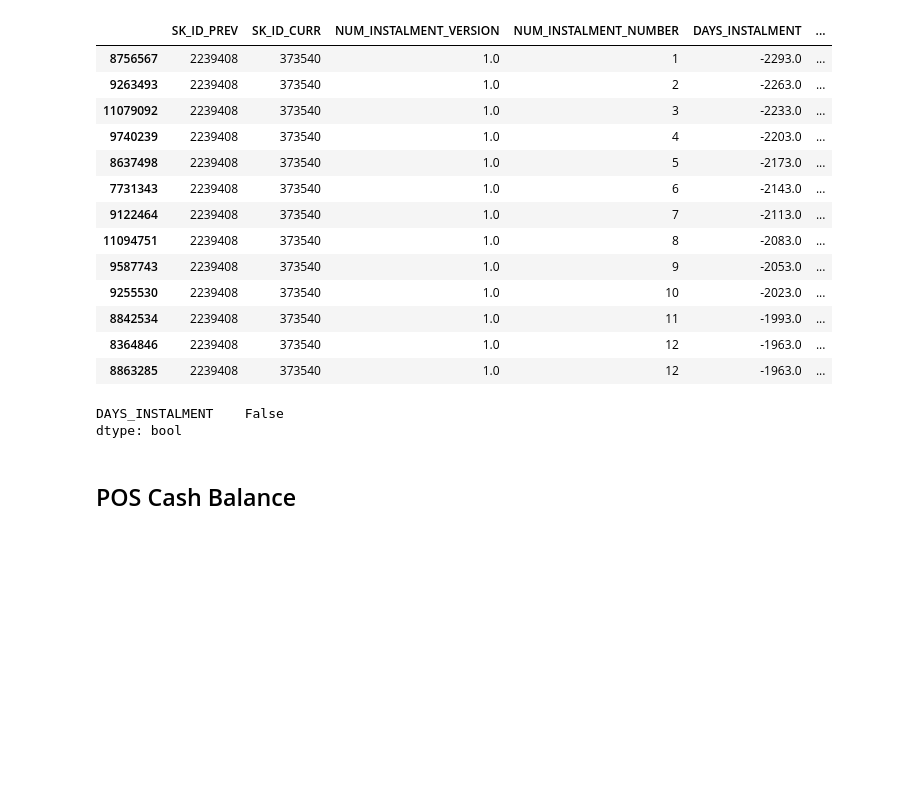
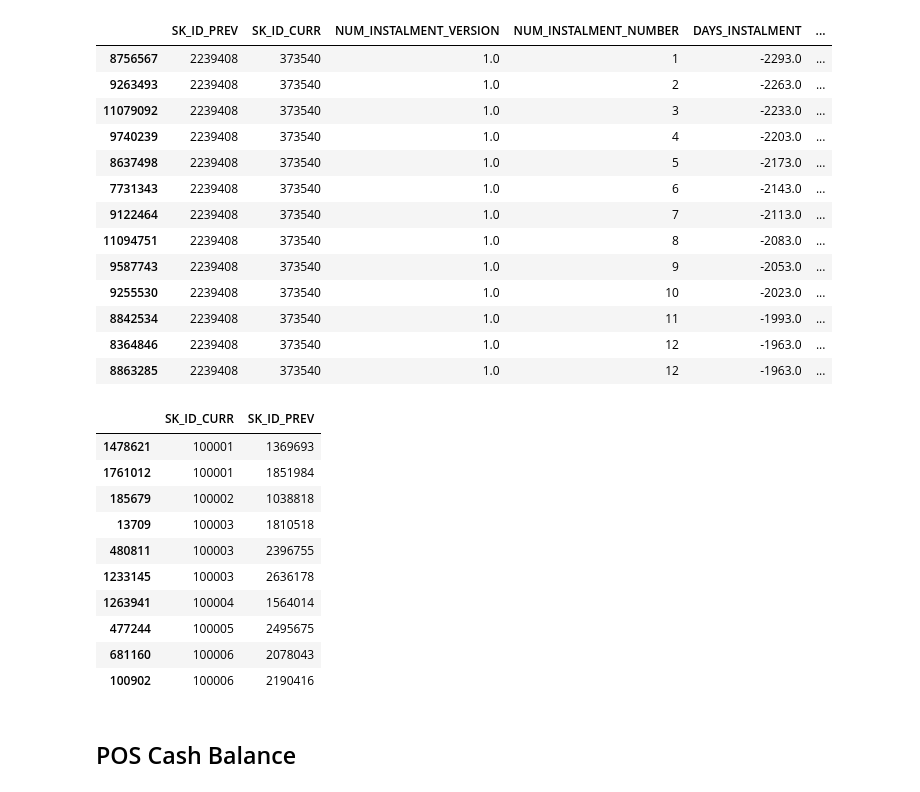
Before and after one commit to odog96/cml-rapids, a Jupyter notebook: First_Exploration.ipynb, the cells around one changed output. Cells and saved outputs as stored; diff of their text form; code cells hidden in the pictures; blank space fills up the shorter version.

```diff
--- a/First_Exploration.ipynb
+++ b/First_Exploration.ipynb
@@ -517,13 +506,24 @@ payments[payments['SK_ID_PREV']==2239408].sort_values('DAYS_INSTALMENT')
 # %%
 # lets grab last three loans for each person by instalment
 closest_pay = payments[['SK_ID_PREV', 'DAYS_INSTALMENT']].groupby('SK_ID_PREV').agg('max')
 closest_pay.isna().any() # we have no NAs
 
 # not sure why the join isn't working yet
-#payments[['SK_ID_CURR', 'SK_ID_PREV']].drop_duplicates().join(closest_pay, on='SK_ID_PREV')
+payments_tt = payments[['SK_ID_CURR', 'SK_ID_PREV']].drop_duplicates()
+payments_tt.head(10)
+#.join(closest_pay, on='SK_ID_PREV')
 # %% [output]
-DAYS_INSTALMENT    False
-dtype: bool
+|  | SK_ID_CURR | SK_ID_PREV |
+| 1478621 | 100001 | 1369693 |
+| 1761012 | 100001 | 1851984 |
+| 185679 | 100002 | 1038818 |
+| 13709 | 100003 | 1810518 |
+| 480811 | 100003 | 2396755 |
+| 1233145 | 100003 | 2636178 |
+| 1263941 | 100004 | 1564014 |
+| 477244 | 100005 | 2495675 |
+| 681160 | 100006 | 2078043 |
+| 100902 | 100006 | 2190416 |
 # %% [markdown]
 ## POS Cash Balance
 # %%
```
Also changed, not shown: parts of 3 cells of this notebook, 1 other file.
